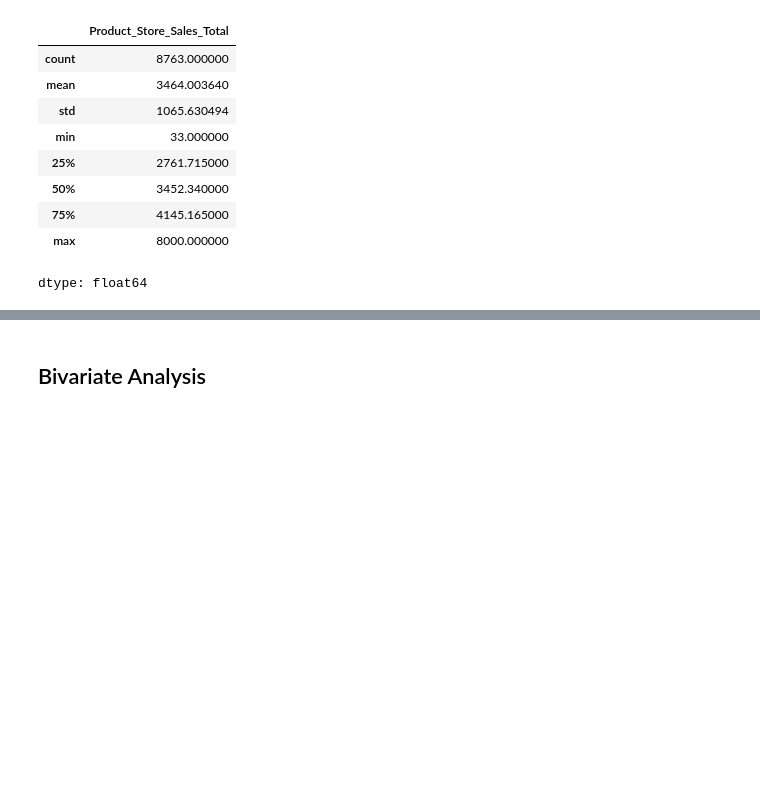
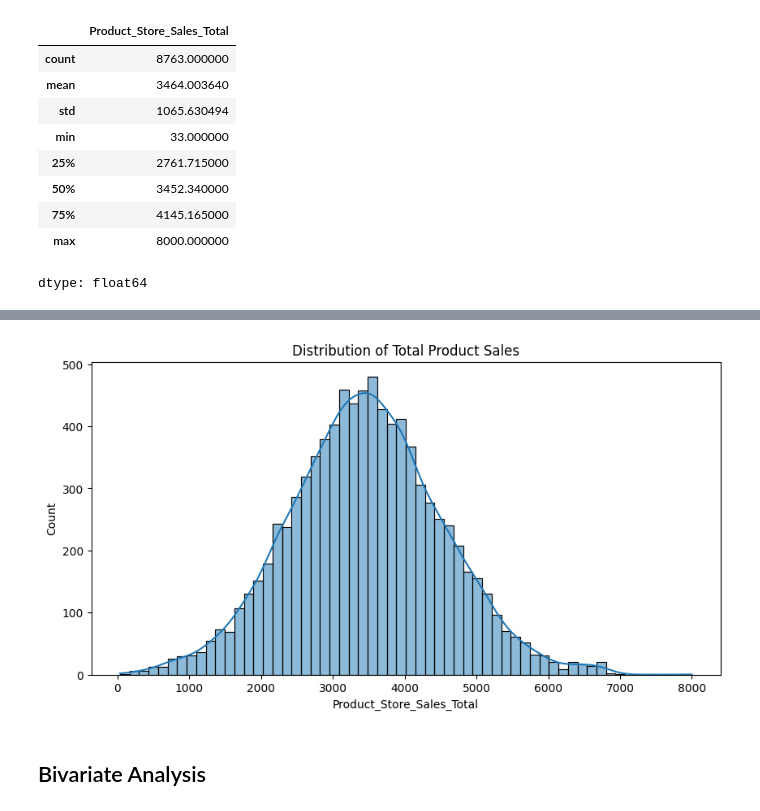
Before and after one commit to SarojaDadi/SuperKart_Full_Code_Version, a Jupyter notebook: SuperKart_Model_Refactored.ipynb, the cells around one changed output, grey strips where cells are left out. Drawn from its saved outputs; the diff is of its cells as text; code cells hidden in the pictures; blank space fills up the shorter version.

```diff
--- a/SuperKart_Model_Refactored.ipynb
+++ b/SuperKart_Model_Refactored.ipynb
@@ -310,11 +315,12 @@ dtype: float64
 # %%
 # Univariate overview: target distribution and numeric feature distributions
-if TARGET not in dataset.columns:
-    raise KeyError(f"Expected target column {TARGET!r}; available columns: {dataset.columns.tolist()}")
+if target not in dataset.columns:
+    raise KeyError(f"Expected target column {target!r}; available columns: {dataset.columns.tolist()}")
 
 display(dataset.describe(include="all").T)
 plt.figure(figsize=(10, 5))
-sns.histplot(dataset[TARGET].dropna(), kde=True)
+sns.histplot(dataset[target].dropna(), kde=True)
 plt.title("Distribution of Total Product Sales")
-plt.xlabel(TARGET)
+plt.xlabel(target)
 plt.show()
+# %% [output]
@@ -321,3 +340,4 @@ plt.show()
+[figure, added]
 # %% [markdown]
 ## Bivariate Analysis
 # %%
```
Also changed, not shown: parts of 2 cells of this notebook.
